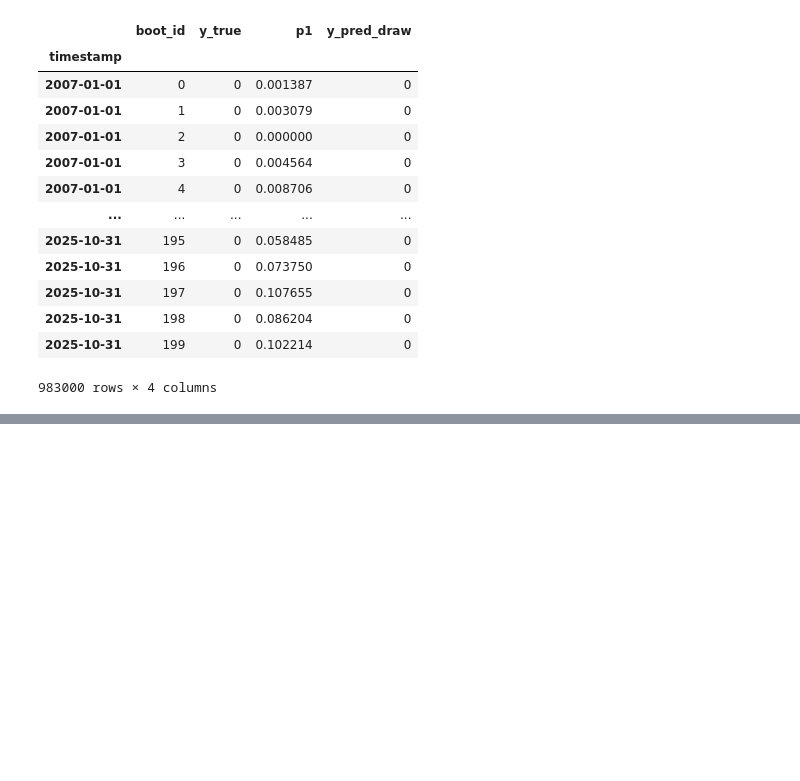
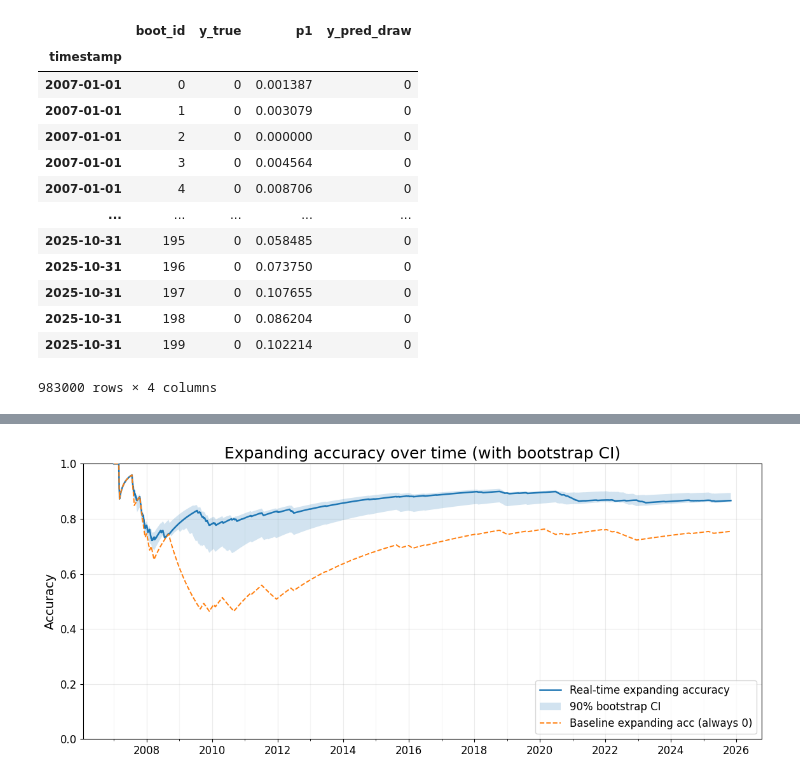
Before and after one commit to KiliTili/Masterarbeit, a Jupyter notebook: Notebooks/Benchmark/modelling_classification_msci_new.ipynb, the cells around one changed output, grey strips where cells are left out. Saved outputs shown, nothing was run; the diff lists cells and outputs as text; code cells hidden in the pictures; blank space fills up the shorter version.

```diff
--- a/Notebooks/Benchmark/modelling_classification_msci_new.ipynb
+++ b/Notebooks/Benchmark/modelling_classification_msci_new.ipynb
@@ -425,0 +320,14 @@ df
+# %%
+
+# Example usage:
+plot_expanding_accuracy_with_boot_ci_a4(
+    pred_df,
+    pred_draws_df,
+    p1_col_draws="p1",
+    alpha=0.10,
+    threshold=0.5,
+    baseline_label=0,
+    title="Expanding accuracy over time (with bootstrap CI)",
+)
+# %% [output]
+[figure, added]
```
Also changed, not shown: parts of 19 cells of this notebook, 2 other files.
